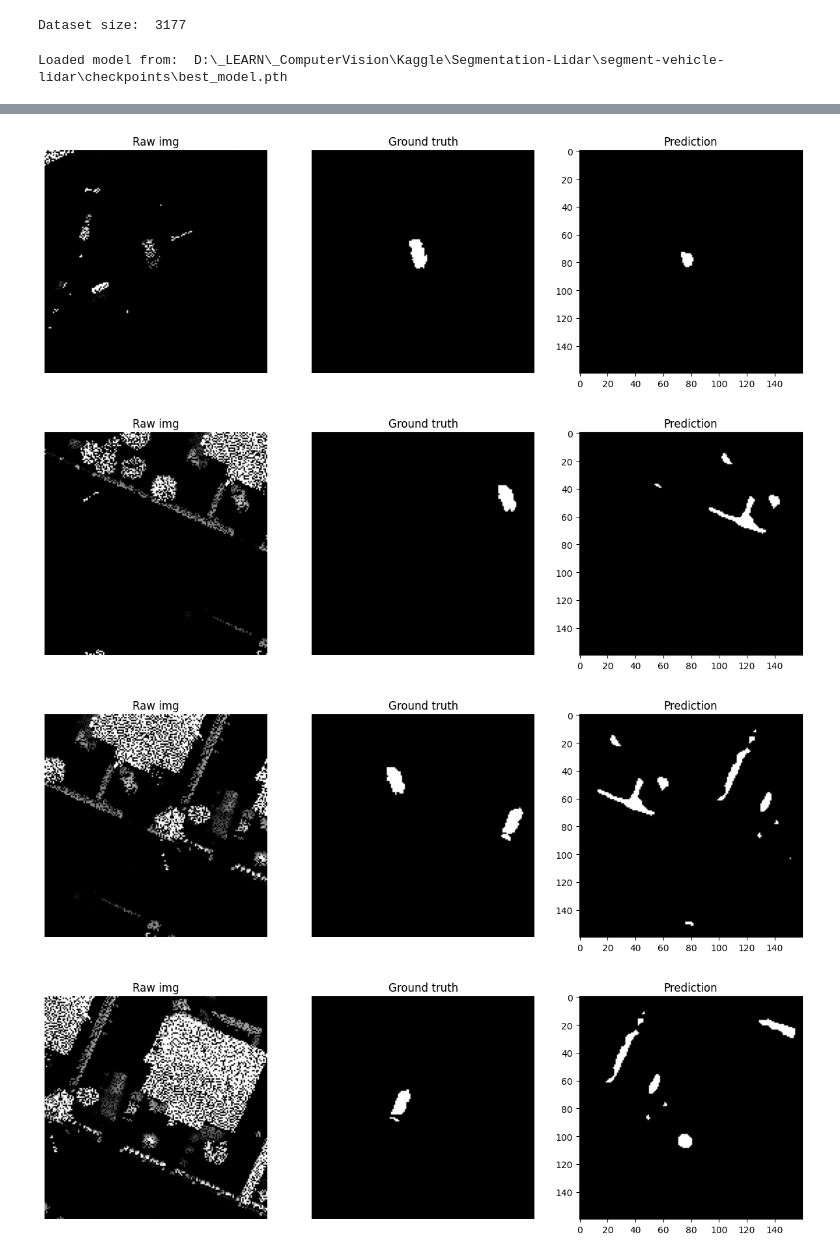
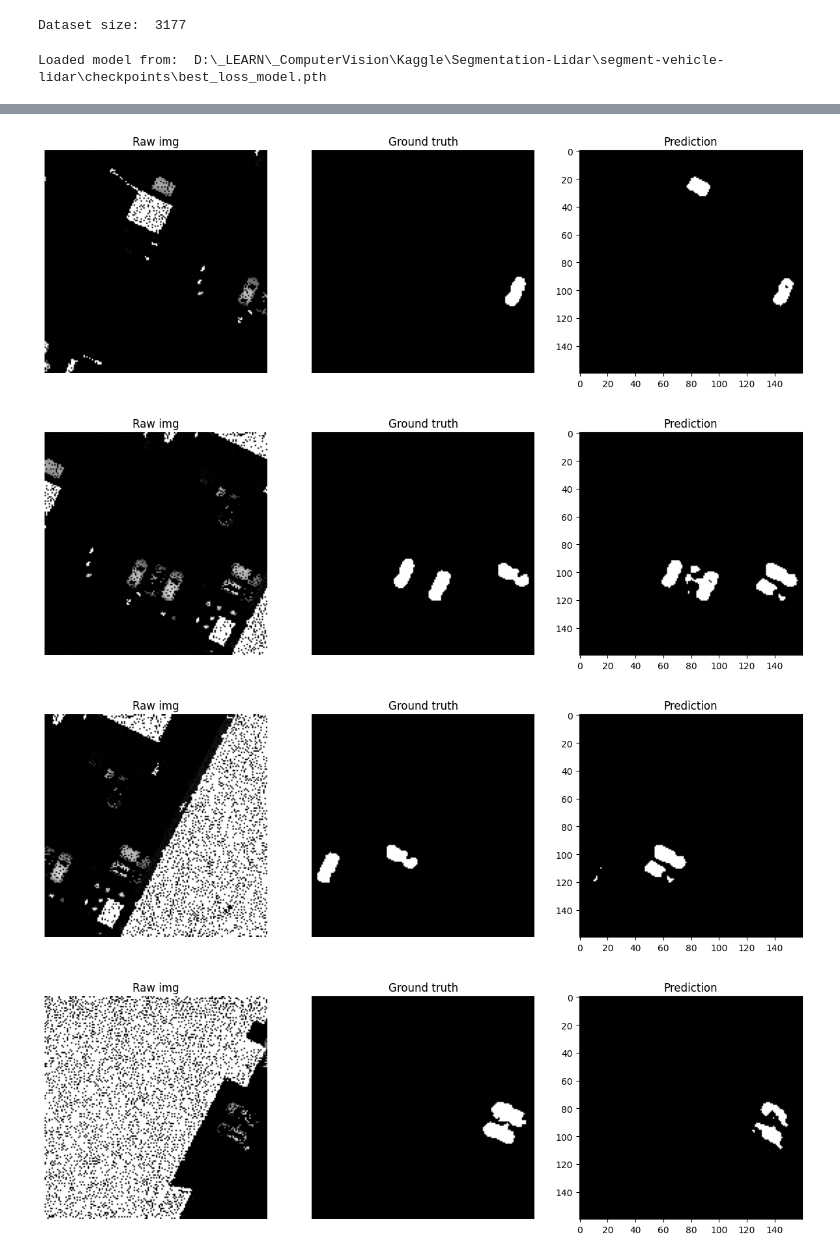
Before and after one commit to slelo/CVCA-S1E1-UNet-Image-Segmentation, a Jupyter notebook: notebooks/02_training_baseline.ipynb, the cells around one changed output, grey strips where cells are left out. Cells and saved outputs as stored; diff of their text form; code cells hidden in the pictures.

Commit message:
fixed bugs (predicting the right image), added documentation and explanations

```diff
--- a/notebooks/02_training_baseline.ipynb
+++ b/notebooks/02_training_baseline.ipynb
@@ -21,7 +21,7 @@ from src.model import UNet
 
 # Flag for using CUDA by default if available.
 # For debugging or in case of unexpected errors change it to False
-use_cuda = False
+USE_CUDA_ARG = True
 # %% [markdown]
 Checking image and mask shapes
 # %%
@@ -89,7 +89,7 @@ print ("Dataset size: ", len(dataset))
 # %% [output]
 Dataset size:  3177
 # %%
-device = torch.device("cuda" if torch.cuda.is_available() and use_cuda else "cpu")
+device = torch.device("cuda" if torch.cuda.is_available() and USE_CUDA_ARG else "cpu")
 
 # loading our model to the device
 model = UNet().to(device)
@@ -103,9 +103,10 @@ model.eval()
 
 print("Loaded model from: ", checkpoint_path)
 # %% [output]
-Loaded model from:  D:\_LEARN\_ComputerVision\Kaggle\Segmentation-Lidar\segment-vehicle-lidar\checkpoints\best_model.pth
+Loaded model from:  D:\_LEARN\_ComputerVision\Kaggle\Segmentation-Lidar\segment-vehicle-lidar\checkpoints\best_loss_model.pth
 # %%
-def predict():
+def predict_image(model, image, device, threshold):
+    model.eval()
     with torch.no_grad():
         input_image = image.unsqueeze(0).to(device)
         logits = model(input_image)
@@ -115,12 +116,12 @@ def predict():
         # This is because we use BCEWithLogitsLoss loss function. As the name suggests, it works with Logits, not with probabilities
         # Please refer to the PyTorch documentation: https://docs.pytorch.org/docs/2.12/generated/torch.nn.BCEWithLogitsLoss.html
         probs = torch.sigmoid(logits)
-        pred_mask = (probs > 0.5).float()
-        return pred_mask, probs
+        pred_mask = (probs > threshold).float()
+    return pred_mask, probs
 # %%
 for idx in range(10):
-    image, mask = dataset[idx]
-    pred_mask, probs = predict()
+    image, mask = dataset[idx+30]
+    pred_mask, probs = predict_image(model, image, device, 0.5)
     pred_np = pred_mask.squeeze().cpu().numpy()
 
     plt.figure(figsize=(15,55))
@@ -150,4 +151,4 @@ for idx in range(10):
-[figure, old version]
+[figure, new version]
-[figure, old version]
+[figure, new version]
-[figure, old version]
+[figure, new version]
-[figure, old version]
+[figure, new version]
```
Also changed, not shown: parts of 3 cells of this notebook, 3 other files.
